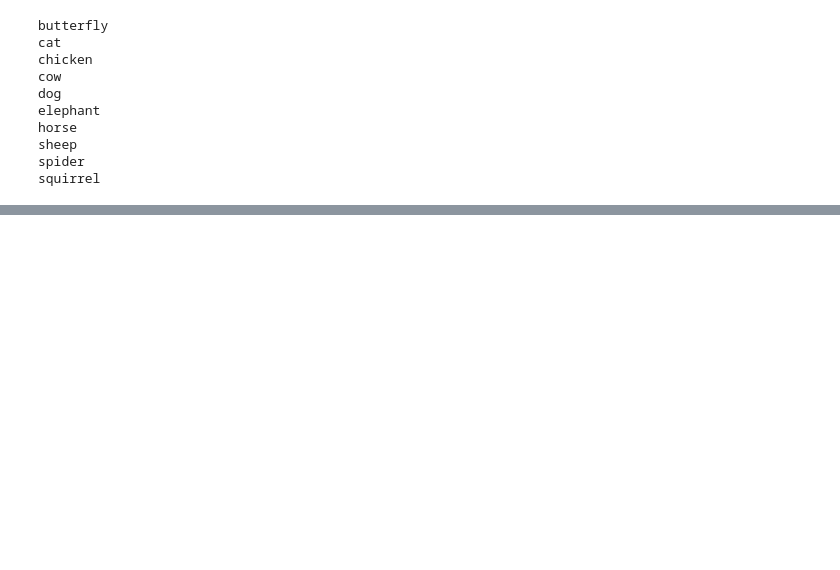
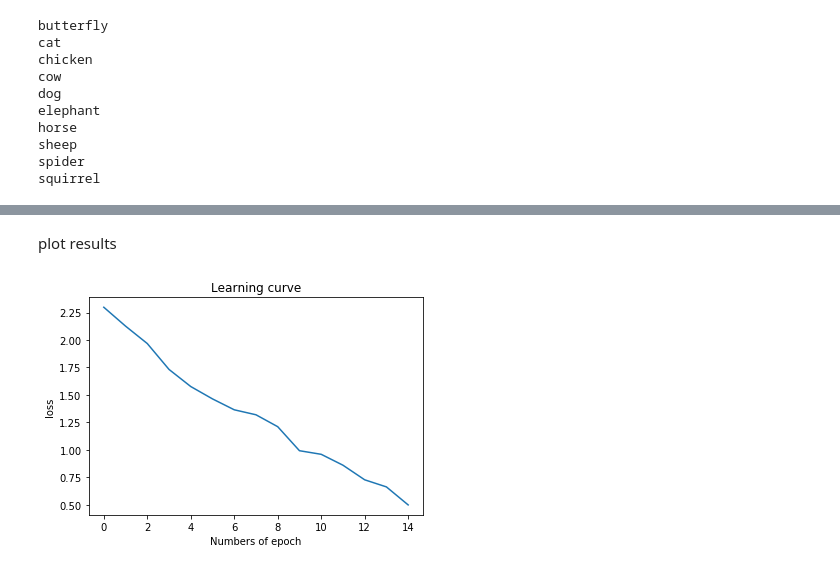
Before and after one commit to jeffpapapa/Deep-Learning-HW2-CNN-, a Jupyter notebook: CNN-pytorch.ipynb, the cells around one changed output, grey strips where cells are left out. Drawn from its saved outputs; the diff is of its cells as text; code cells hidden in the pictures; blank space fills up the shorter version.

```diff
--- a/CNN-pytorch.ipynb
+++ b/CNN-pytorch.ipynb
@@ -121,25 +198,3 @@ class Net(nn.Module):
-# %%
-class Net(nn.Module):
-
-    def __init__(self):
-        super(Net, self).__init__()
-        self.conv1 = nn.Conv2d(3,6,3)
-        self.conv2 = nn.Conv2d(6,9,3)
-        self.conv3 = nn.Conv2d(9,12,3)
-        self.pool = nn.MaxPool2d(2,2)
-        self.fc1 = nn.Linear(12*3*3,32)
-        self.fc2 = nn.Linear(32,16)
-        self.fc3 = nn.Linear(16,10)
-
-    def forward(self,x):
-        x = self.pool(F.relu(self.conv1(x)))
-        x = self.pool(F.relu(self.conv2(x)))
-        x = self.pool(F.relu(self.conv3(x)))
-        x = x.view(-1, x..size(0))
-        x = F.relu(self.fc1(x))
-        x = F.relu(self.fc2(x))
-        x = F.softmax(self.fc3(x))
-        return x
 # %%
 import torch.optim as optim
 net = Net()
@@ -239,0 +403,12 @@ trainloader
+# %% [markdown]
+plot results
+# %%
+# loss
+x = list(range(0,len(loss_records)))
+plt.plot(x, loss_records)
+plt.xlabel('Numbers of epoch')
+plt.ylabel('loss')
+plt.title('Learning curve')
+plt.show()
+# %% [output]
+[figure, added]
```
Also changed, not shown: parts of 20 cells of this notebook.
